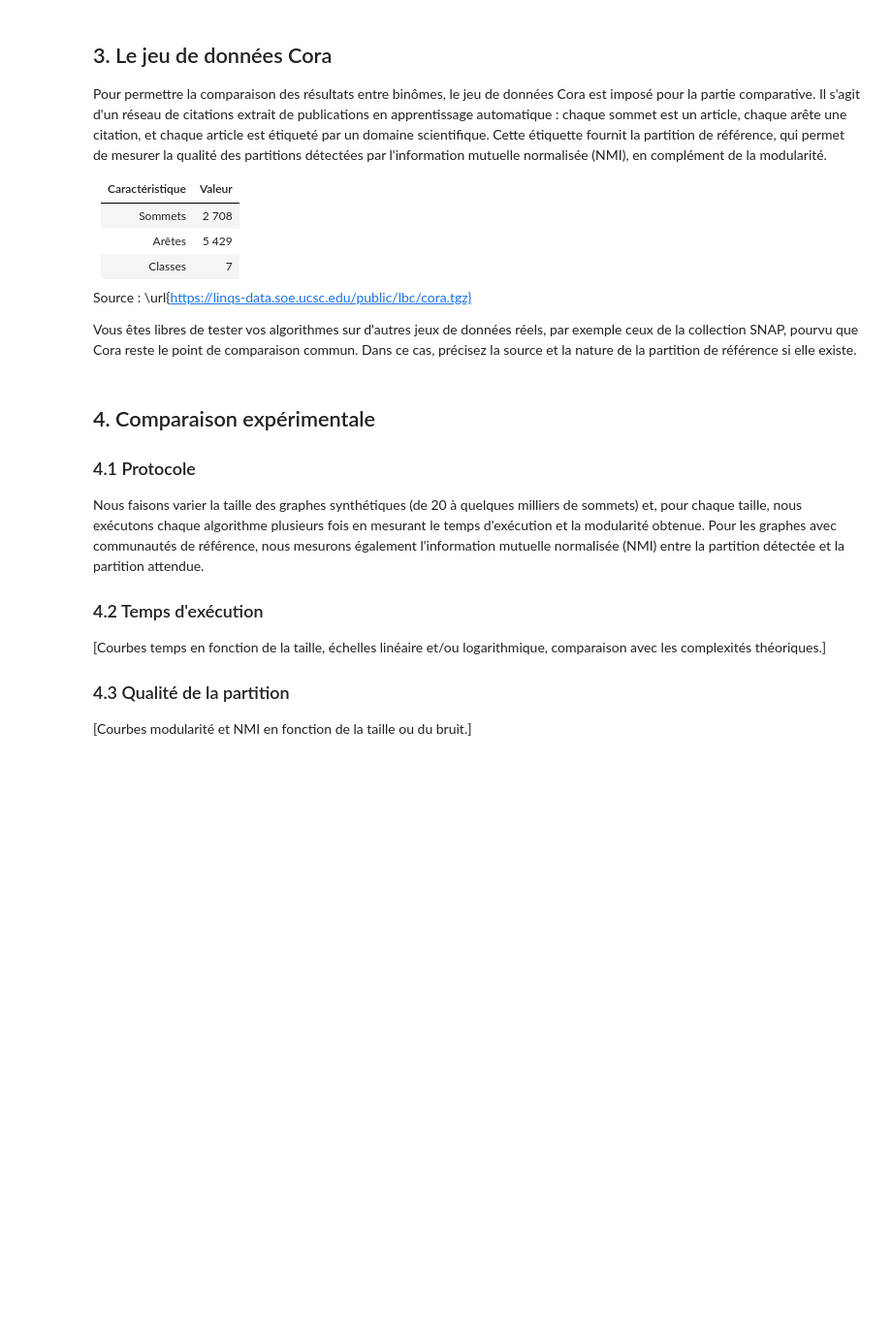
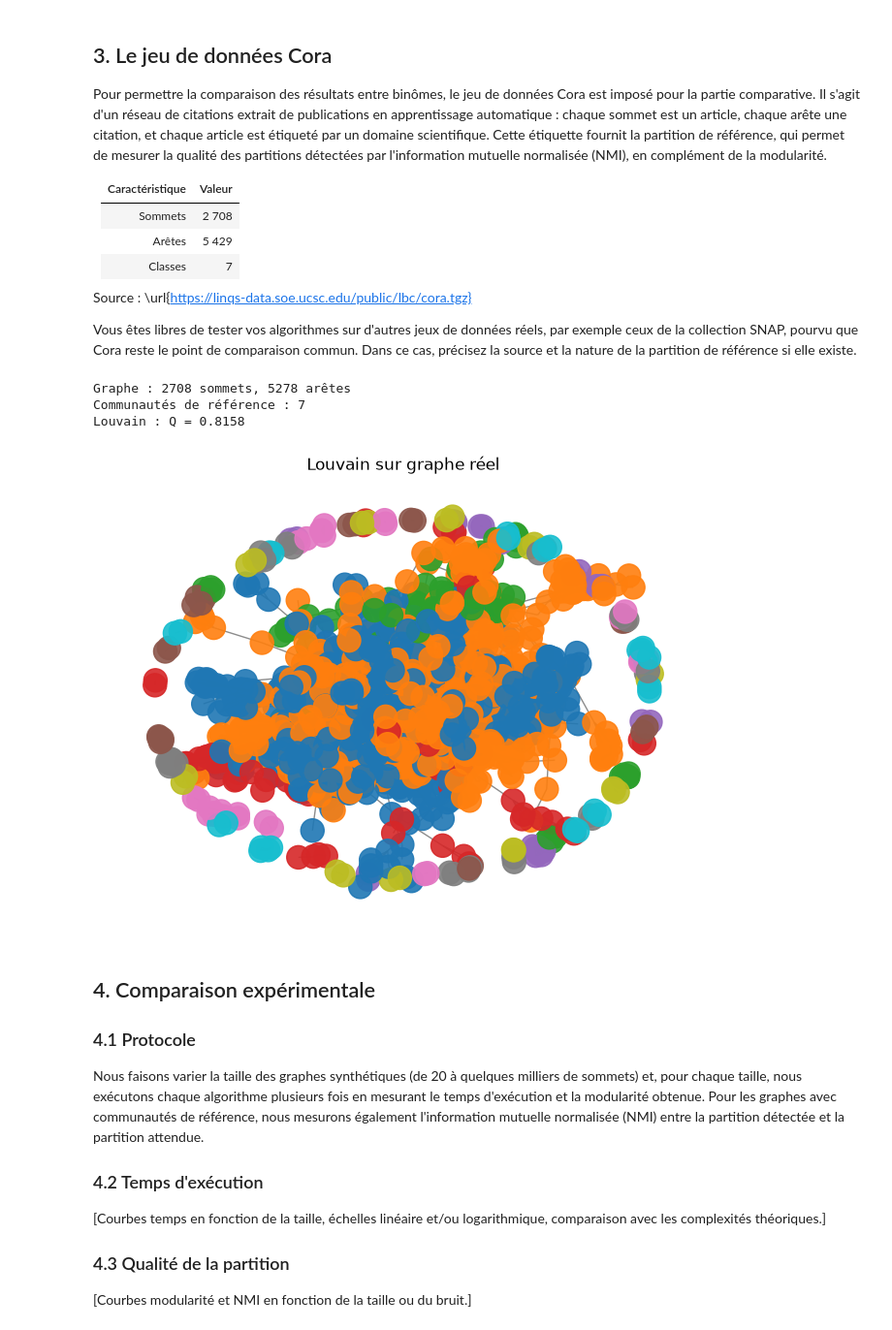
Before and after one commit to rCaruhel/IT4A, a Jupyter notebook: Projet_A2026.ipynb, the cells around one changed output. Shown at 97% size. Drawn from its saved outputs; the diff is of its cells as text; code cells hidden in the pictures; blank space fills up the shorter version.

```diff
--- a/Projet_A2026.ipynb
+++ b/Projet_A2026.ipynb
@@ -198,18 +212,23 @@ from projet_A2026_utils import load_cora
 # %%
 # Exemple : graphe Cora
 #G_real, ground_truth = load_real_graph("cora")
-G_real, ground_truth = load_cora("cora")
+G_real, ground_truth = load_cora()
 
 print(f"Graphe : {G_real.number_of_nodes()} sommets, "
       f"{G_real.number_of_edges()} arêtes")
 print(f"Communautés de référence : {len(set(ground_truth.values()))}")
 
 # Détection avec Louvain
 com_lv_real = louvain_communities(G_real)
 Q_lv_real = modularity(G_real, com_lv_real)
 print(f"Louvain : Q = {Q_lv_real:.4f}")
 
 plot_communities(G_real, com_lv_real, title="Louvain sur graphe réel")
+# %% [output]
+Graphe : 2708 sommets, 5278 arêtes
+Communautés de référence : 7
+Louvain : Q = 0.8158
+[figure, added]
 # %% [markdown]
 ## 4. Comparaison expérimentale
 
```
Also changed, not shown: parts of 3 cells of this notebook, 1 other file.
